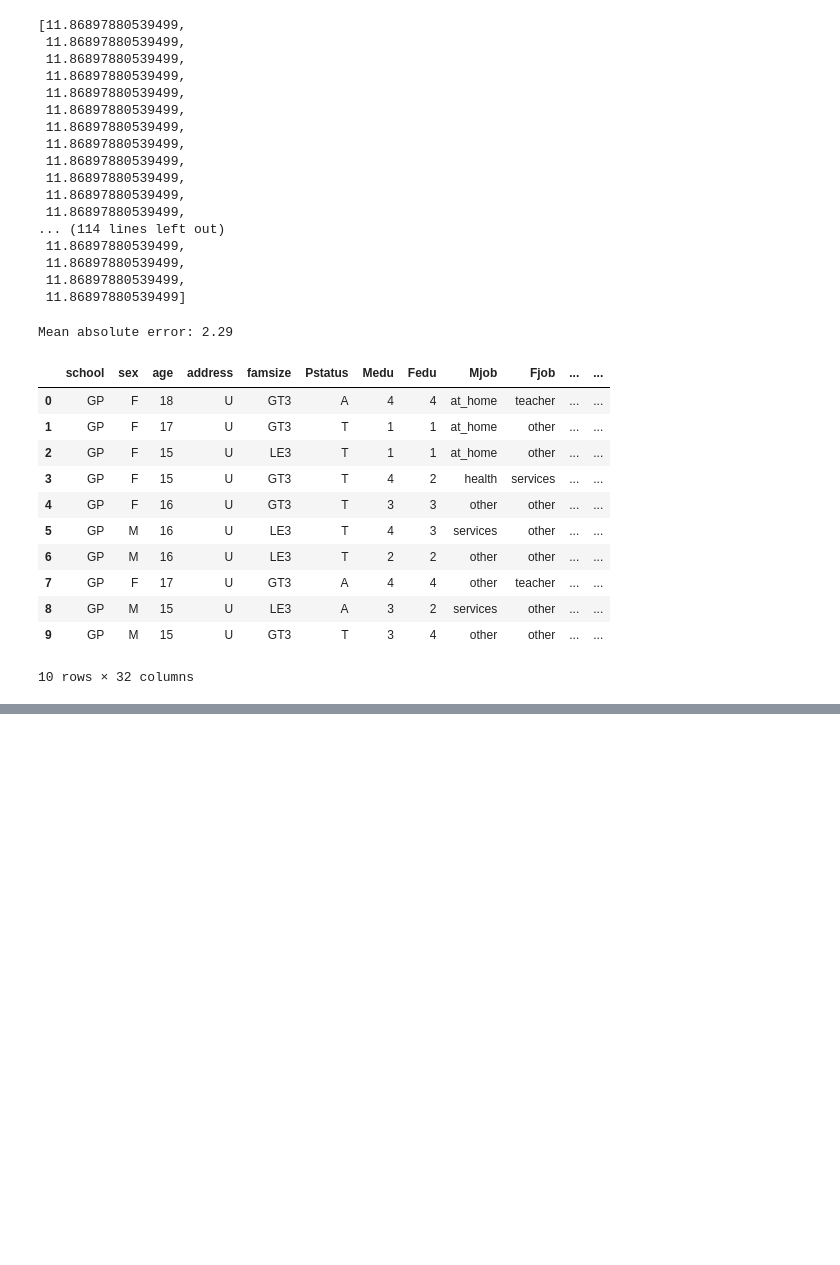
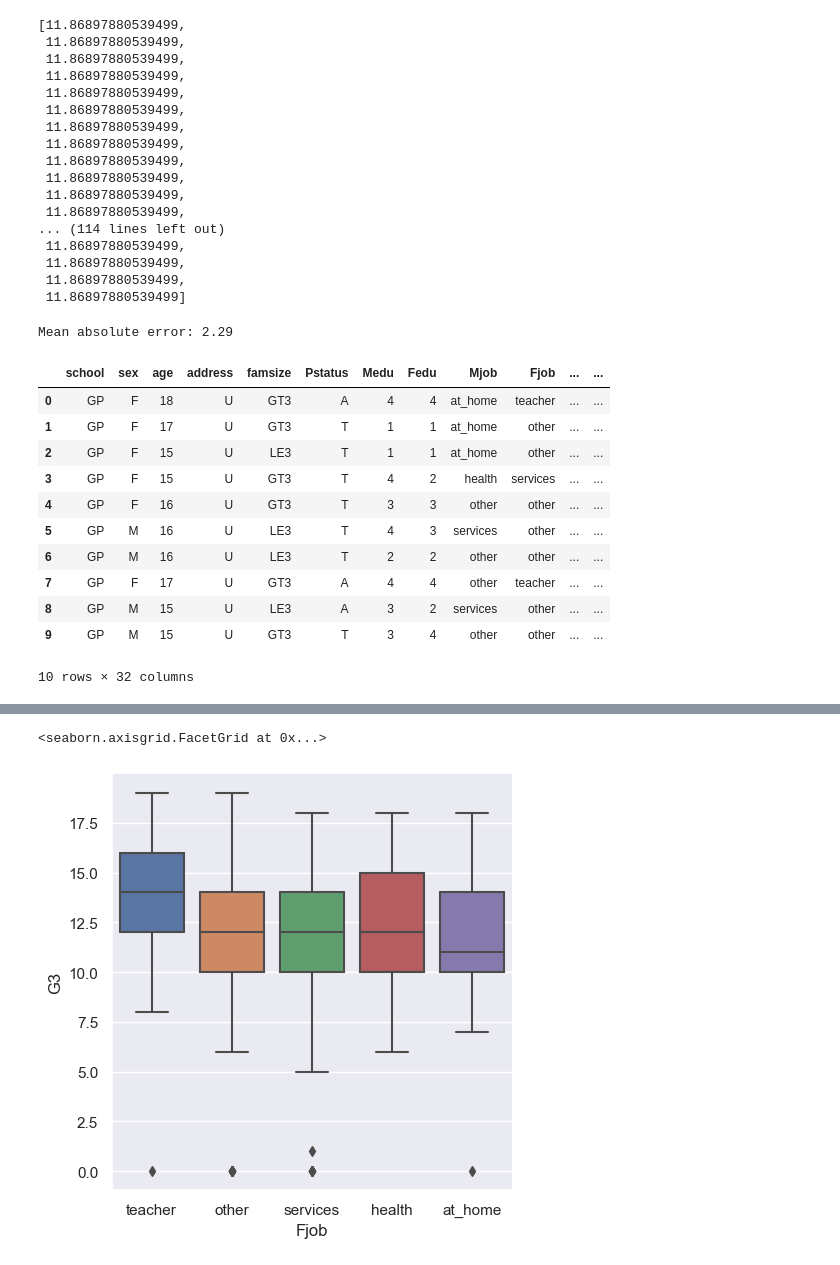
Before and after one commit to bwoakley/ML_projects, a Jupyter notebook: Project_Student_Performance/Proj_Student2.ipynb, the cells around one changed output, grey strips where cells are left out. Saved outputs shown, nothing was run; the diff lists cells and outputs as text; code cells hidden in the pictures; blank space fills up the shorter version.

```diff
--- a/Project_Student_Performance/Proj_Student2.ipynb
+++ b/Project_Student_Performance/Proj_Student2.ipynb
@@ -739,0 +899,9 @@ plt.show()
+# %%
+# Fjob = health is a rare category at 3.5% representation.
+# From the following box plot, we see 'health' has a similar distribution as 'other',
+#    so we will group those categories together into the bin called 'other'
+
+sns.catplot(data=df, x="Fjob", y="G3", kind="box" )
+# %% [output]
+<seaborn.axisgrid.FacetGrid at 0x...>
+[figure, added]
```
Also changed, not shown: parts of 26 cells of this notebook, 1 other file.
